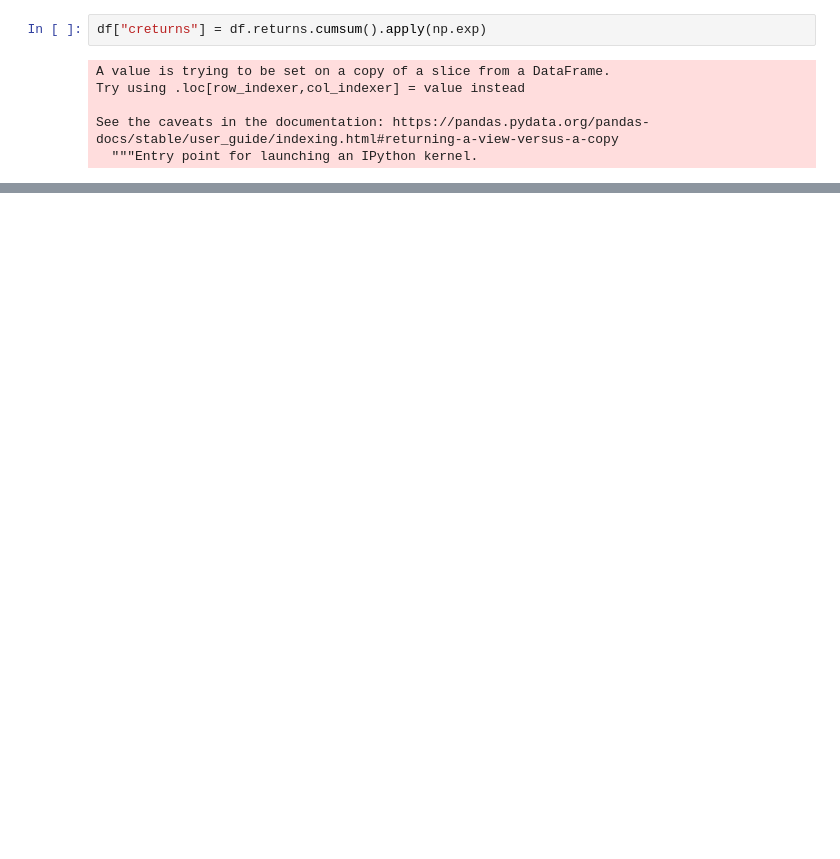
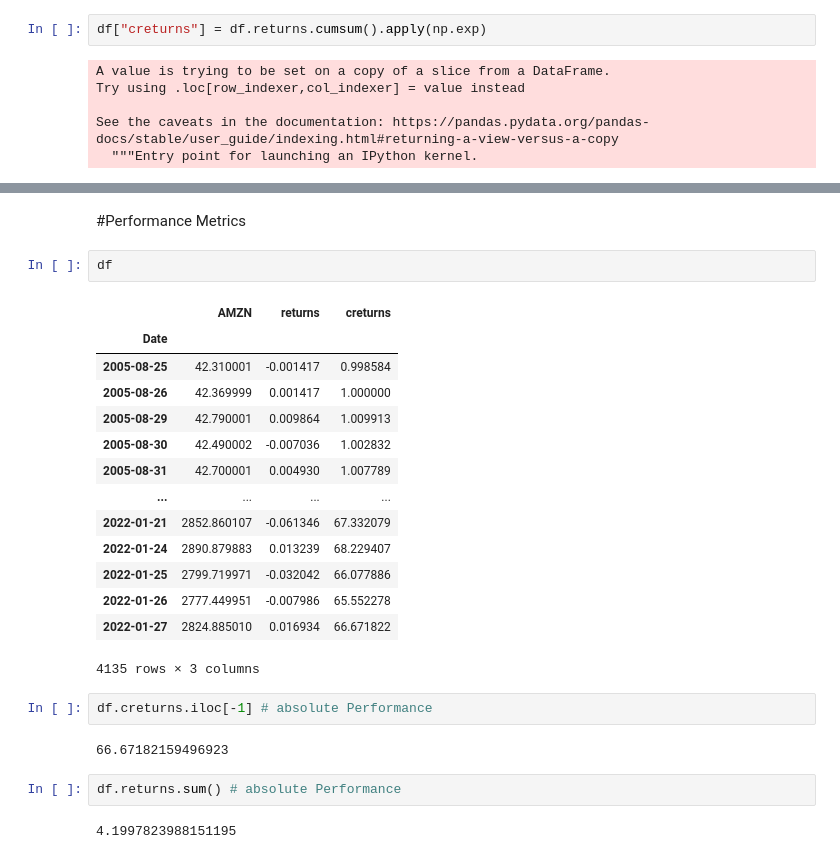
Before and after one commit to balaajhi/One-step-at-a-time, a Jupyter notebook: Buy_and_Hold_AMZN.ipynb, the cells around one changed output, grey strips where cells are left out. Cells and saved outputs as stored; diff of their text form; blank space fills up the shorter version.

```diff
--- a/Buy_and_Hold_AMZN.ipynb
+++ b/Buy_and_Hold_AMZN.ipynb
@@ -206,0 +211,27 @@ plt.show()
+# %% [markdown]
+#Performance Metrics
+# %%
+df
+# %% [output]
+|  | AMZN | returns | creturns |
+| Date |  |  |  |
+| 2005-08-25 | 42.310001 | -0.001417 | 0.998584 |
+| 2005-08-26 | 42.369999 | 0.001417 | 1.000000 |
+| 2005-08-29 | 42.790001 | 0.009864 | 1.009913 |
+| 2005-08-30 | 42.490002 | -0.007036 | 1.002832 |
+| 2005-08-31 | 42.700001 | 0.004930 | 1.007789 |
+| ... | ... | ... | ... |
+| 2022-01-21 | 2852.860107 | -0.061346 | 67.332079 |
+| 2022-01-24 | 2890.879883 | 0.013239 | 68.229407 |
+| 2022-01-25 | 2799.719971 | -0.032042 | 66.077886 |
+| 2022-01-26 | 2777.449951 | -0.007986 | 65.552278 |
+| 2022-01-27 | 2824.885010 | 0.016934 | 66.671822 |
+4135 rows × 3 columns
+# %%
+df.creturns.iloc[-1] # absolute Performance
+# %% [output]
+66.67182159496923
+# %%
+df.returns.sum() # absolute Performance
+# %% [output]
+4.1997823988151195
```
Also changed, not shown: parts of 23 cells of this notebook.
